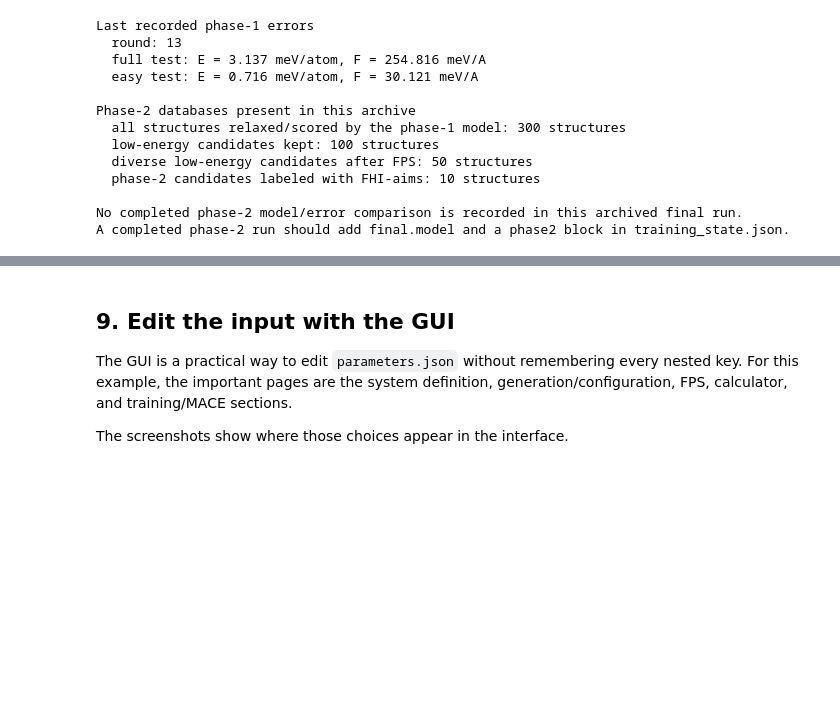
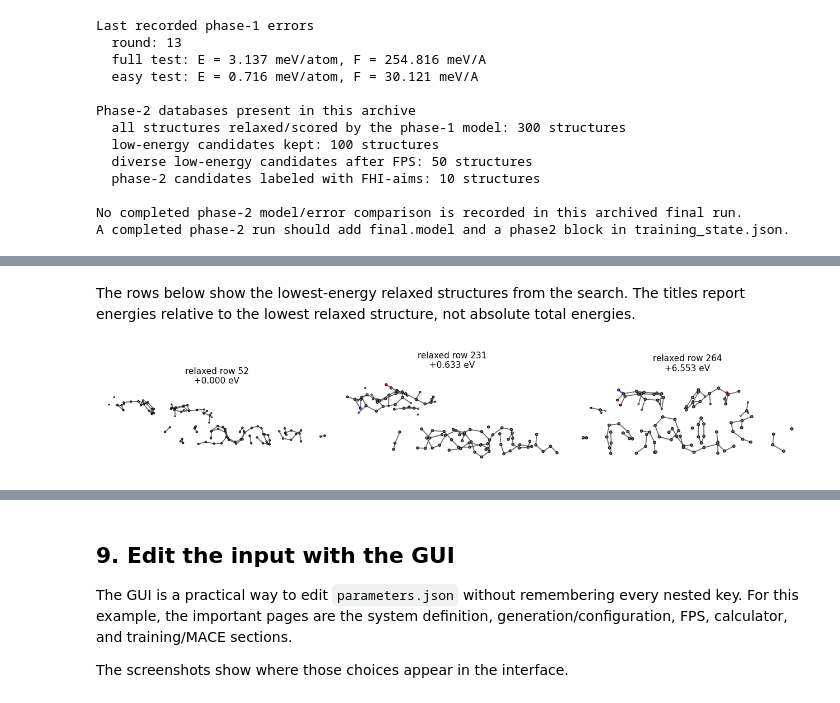
Before and after one commit to sabia-group/gensec, a Jupyter notebook: tutorial/tutorial.ipynb, the cells around one changed output, grey strips where cells are left out. Cells and saved outputs as stored; diff of their text form; code cells hidden in the pictures; blank space fills up the shorter version.

```diff
--- a/tutorial/tutorial.ipynb
+++ b/tutorial/tutorial.ipynb
@@ -934,0 +993,17 @@ The separation is important: `training.ase_parameters_file` is the expensive ref
+# %% [markdown]
+The rows below show the lowest-energy relaxed structures from the search. The titles report energies relative to the lowest relaxed structure, not absolute total energies.
+# %%
+n_show = 3
+fig, axes = plt.subplots(1, n_show, figsize=(4.2 * n_show, 3.4), constrained_layout=True)
+if n_show == 1:
+    axes = [axes]
+
+for ax, idx in zip(axes, order[:n_show]):
+    row = relaxed_rows[idx]
+    atoms = center_atoms_xy(row.toatoms())
+    title = f'relaxed row {row.id}\n+{relative_energies[idx]:.3f} eV'
+    plot_ball_and_stick(ax, atoms, title, view='side', radius_scale=0.18, margin=1.2)
+
+plt.show()
+# %% [output]
+[figure, added]
```
Also changed, not shown: parts of 6 cells of this notebook, 1 other file.
